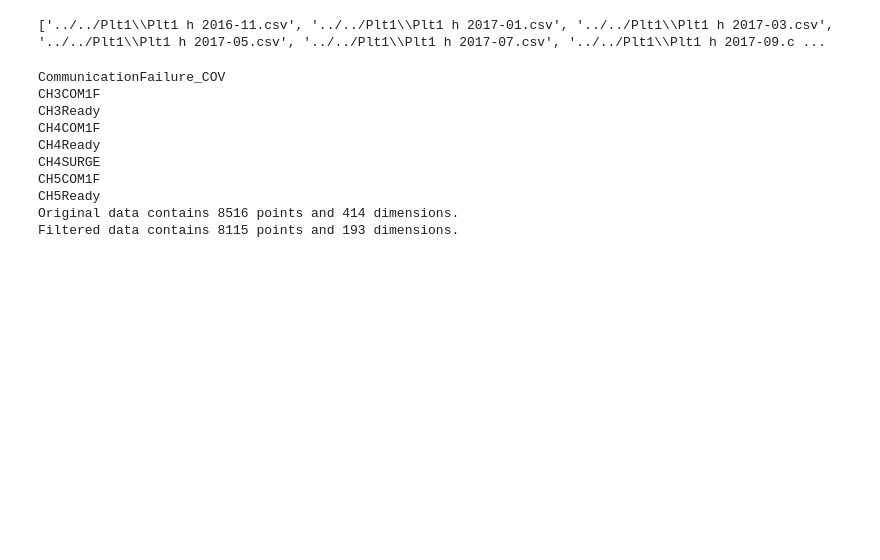
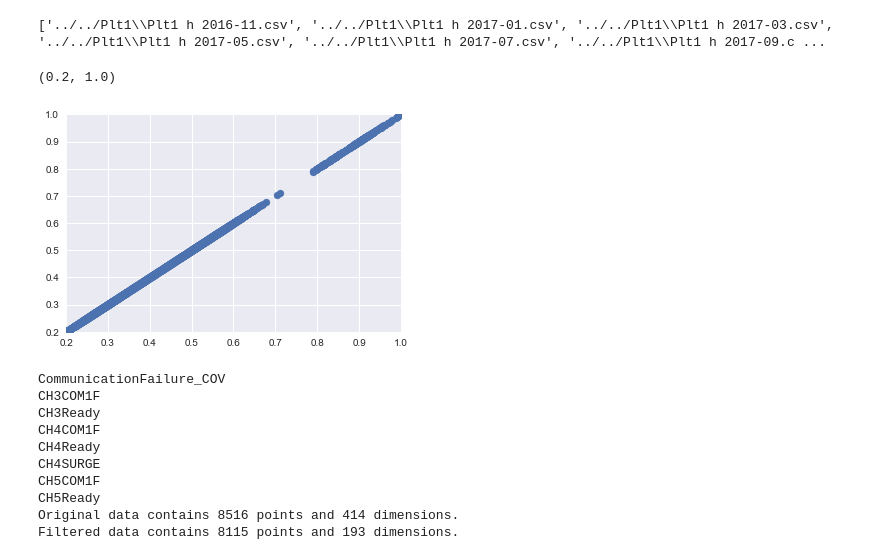
Before and after one commit to optichill/optichill, a Jupyter notebook: optichill/Decision-trees.ipynb, the cells around one changed output. Saved outputs shown, nothing was run; the diff lists cells and outputs as text; code cells hidden in the pictures; blank space fills up the shorter version.

```diff
--- a/optichill/Decision-trees.ipynb
+++ b/optichill/Decision-trees.ipynb
@@ -26,6 +26,15 @@ df_plt1, key = bas_filter.data_import(
     '../../Plt1/Plt1 Points List.xlsx')
 # %% [output]
 ['../../Plt1\\Plt1 h 2016-11.csv', '../../Plt1\\Plt1 h 2017-01.csv', '../../Plt1\\Plt1 h 2017-03.csv', '../../Plt1\\Plt1 h 2017-05.csv', '../../Plt1\\Plt1 h 2017-07.csv', '../../Plt1\\Plt1 h 2017-09.c ...
+# %%
+plt.scatter(df_plt1['kW/Ton'], df_plt1['kW/Ton'])
+plt.xlim(xmax=1.0)
+plt.xlim(xmin=0.2)
+plt.ylim(ymax=1.0)
+plt.ylim(ymin=0.2)
+# %% [output]
+(0.2, 1.0)
+[figure, added]
 # %%
 bas = bas_filter.data_BAS(df_plt1, key)
 bas.shape
```
Also changed, not shown: parts of 6 cells of this notebook, 1 other file.
